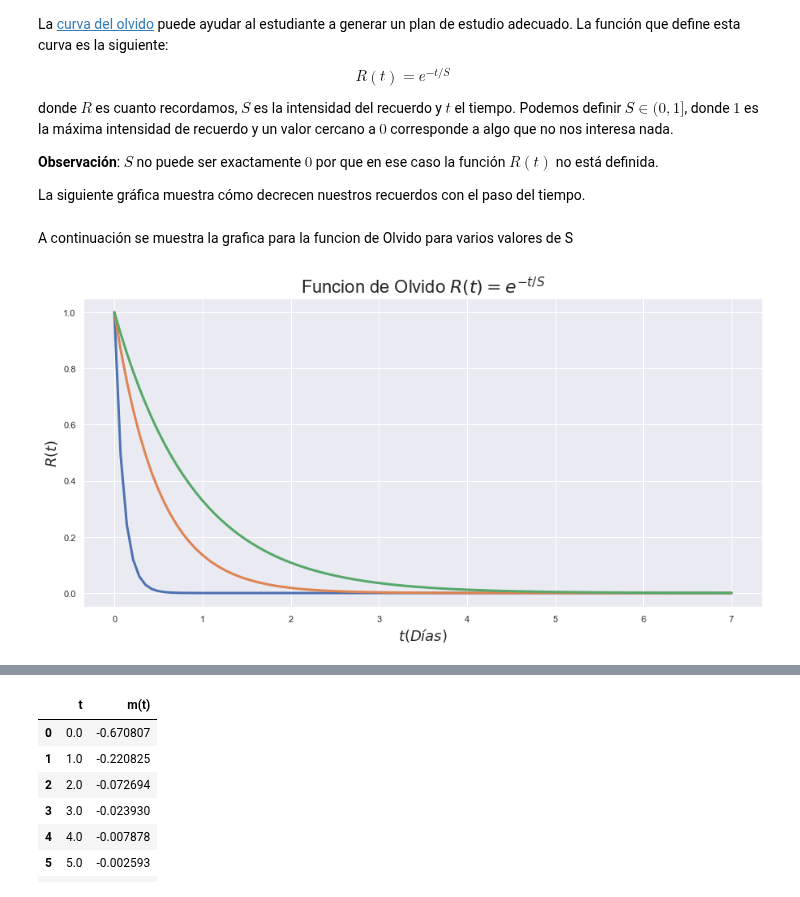
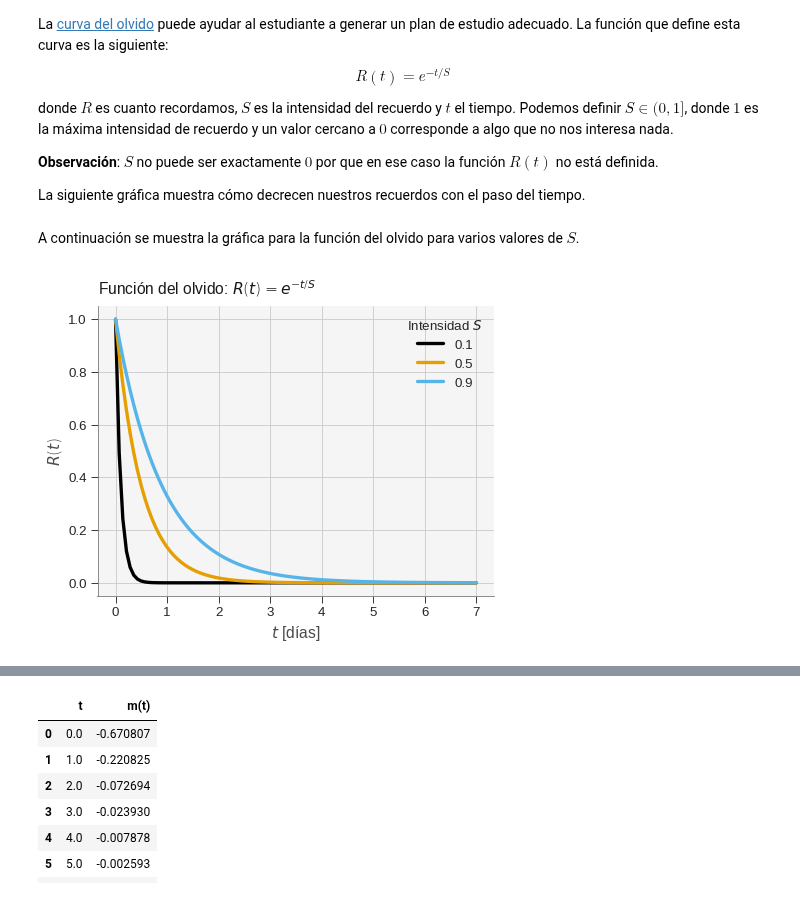
Before and after one commit to luiggix/macti_notes, a Jupyter notebook: Derivada/LaDerivada.ipynb, the cells around one changed output, grey strips where cells are left out. Cells and saved outputs as stored; diff of their text form; code cells hidden in the pictures.

```diff
--- a/Derivada/LaDerivada.ipynb
+++ b/Derivada/LaDerivada.ipynb
@@ -70,29 +71,26 @@ donde $R$ es cuanto recordamos, $S$ es la intensidad del recuerdo y $t$ el tiemp
 
 La siguiente gráfica muestra cómo decrecen nuestros recuerdos con el paso del tiempo.
 # %%
-# Definimos la funcion de olvido
-def Funcion(t,s):
-    return np.exp(-t/s)
+# Definimos la funcion del olvido
+def R(t,S=0.9):
+    return np.exp(-t/S)
 # %% [markdown]
-A continuación se muestra la grafica para la funcion de Olvido para varios valores de S
+A continuación se muestra la gráfica para la función del olvido para varios valores de $S$.
 # %%
-# Configuracion del Gráfico
-plt.figure(figsize=(15,7))
-plt.title("Funcion de Olvido $R(t)=e^{-t/S}$",fontsize=22)
-plt.ylabel("$R(t)$",fontsize=18)
-plt.xlabel("$t(Días)$",fontsize=18)
+plt.title("Función del olvido: $R(t)=e^{-t/S}$")
+plt.ylabel("$R(t)$")
+plt.xlabel("$t$ [días]")
 
 # Dominio
-ts = np.linspace(0,7,100)
+t = np.linspace(0,7,100)
 
 for S in [0.1,0.5,0.9]:
-# Imagen para cada valor de S
-    R = [Funcion(t,S) for t in ts]
-    plt.plot(ts,R,lw=3)
+    plt.plot(t, R(t,S), lw=3, label='{}'.format(S))
 
+plt.legend(title = 'Intensidad $S$')
 plt.show()
 # %% [output]
-[figure, old version]
+[figure, new version]
 # %% [markdown]
 ¿Será posible determinar cada cuanto tiempo el estudiante debe repasar las palabras para que no las olvide y pueda ganar el concurso? ¿De qué depende esto?
 
```
Also changed, not shown: parts of 11 cells of this notebook, 3 other files.
